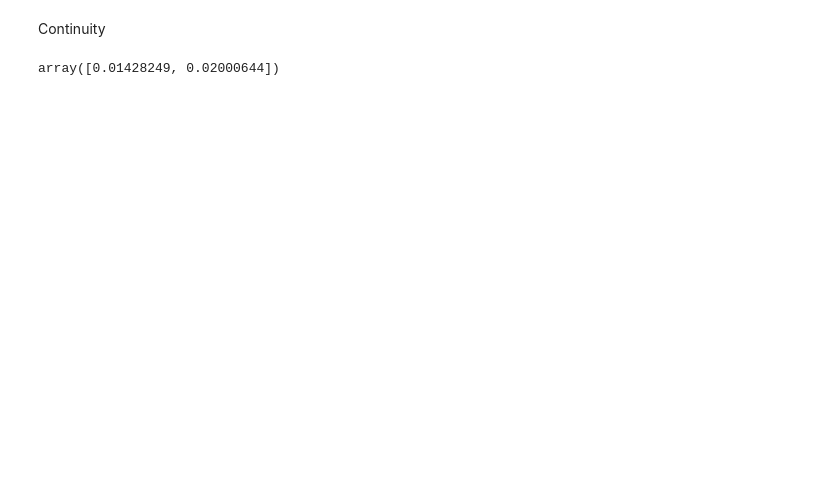
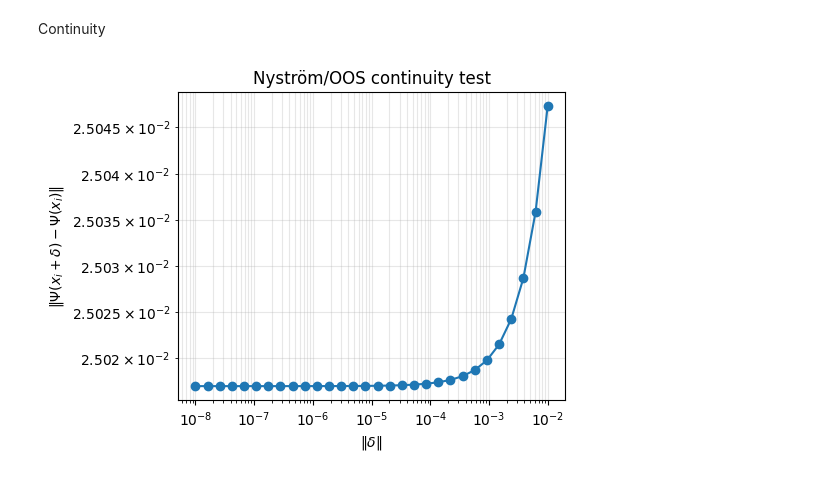
Before and after one commit to adamfowliee/JDKF_Starter, a Jupyter notebook: InitialTasks/kalman.ipynb, the cells around one changed output. Drawn from its saved outputs; the diff is of its cells as text; code cells hidden in the pictures; blank space fills up the shorter version.

```diff
--- a/InitialTasks/kalman.ipynb
+++ b/InitialTasks/kalman.ipynb
@@ -250,7 +245,8 @@ w, Psi_noisy = dm.get_embedding(Zobs, alpha=1, k=4)
 q = dm.q
 eps = dm.eps;
 w, v = dm.w, dm.v
+alpha = dm.alpha
 
-store = {"Psi": Psi_noisy[:, :2], "Zobs": Zobs, "X": X_geom, "eps": eps, "q": q, "w": w, "v": v}
+store = {"Psi": Psi_noisy[:, :2], "Zobs": Zobs, "X": X_geom, "eps": eps, "alpha": alpha, "q": q, "w": w, "v": v}
 # %%
 def oos_lifting(y_new, store):
@@ -300,14 +307,27 @@ array([-5.57866486e-05, -9.28978790e-05])
 # %% [markdown]
 Continuity
 # %%
-Zobs = store["Zobs"]
-Psi = store["Psi"]
+eg = Zobs[0]
+eg_Psi = Psi[0]
 
-deltas = np.linspace(1e-3, 1)
+deltas = np.logspace(-8, -2, 30)
+errors = np.zeros_like(deltas)
 
-eg = Zobs[0, :]
-eg_Psi = Psi[0, :]
+direction = np.ones(D)
+direction /= np.linalg.norm(direction)
 
-for delta in deltas:
+for i, delta in enumerate(deltas):
+    z_new = eg + delta * direction
+    psi_new = oos_lifting(z_new, store)
+
+    errors[i] = np.linalg.norm(psi_new - eg_Psi)
-# %% [output]
-array([0.01428249, 0.02000644])
+# %%
+plt.figure(figsize=(5,4))
+plt.loglog(deltas, errors, marker="o")
+plt.xlabel(r"$\|\delta\|$")
+plt.ylabel(r"$\|\Psi(x_i+\delta)-\Psi(x_i)\|$")
+plt.title("Nyström/OOS continuity test")
+plt.grid(True, which="both", alpha=0.3)
+plt.show()
+# %% [output]
+[figure, added]
```
Also changed, not shown: parts of 4 cells of this notebook, 1 other file.
